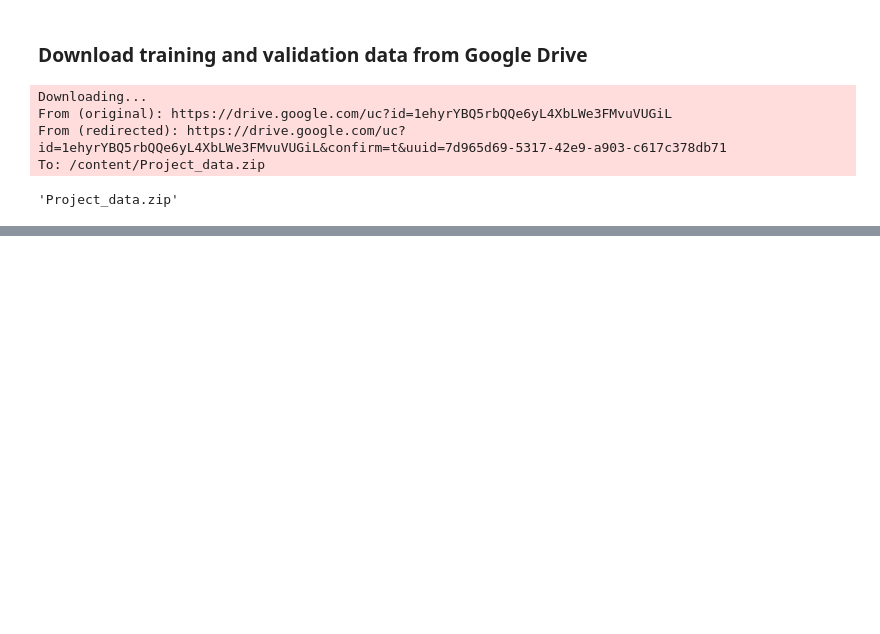
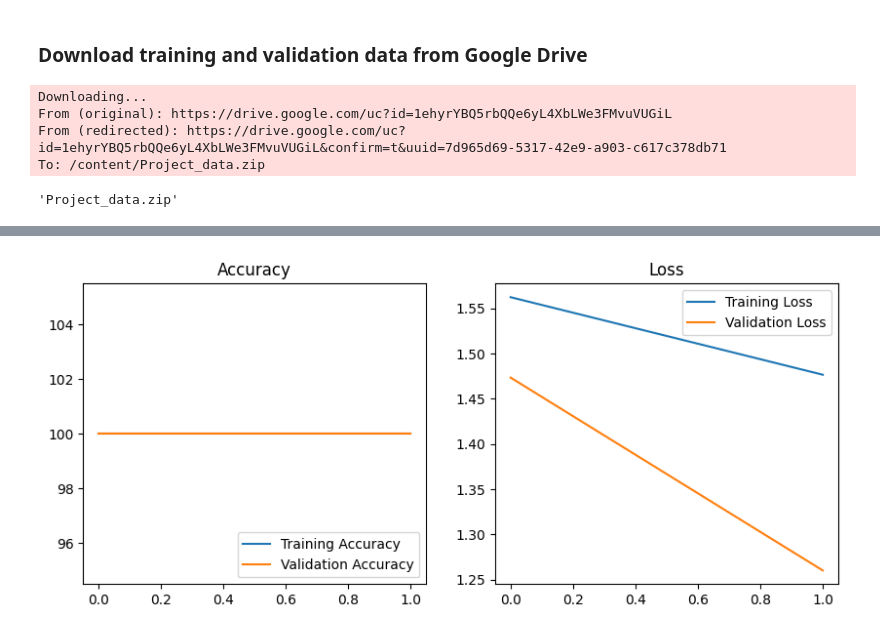
Before and after one commit to venkataravuri/upgrad-gesture-recognition, a Jupyter notebook: gesture-recognition.ipynb, the cells around one changed output, grey strips where cells are left out. Saved outputs shown, nothing was run; the diff lists cells and outputs as text; code cells hidden in the pictures; blank space fills up the shorter version.

```diff
--- a/gesture-recognition.ipynb
+++ b/gesture-recognition.ipynb
@@ -163 +189,4 @@ Downloading: "https://download.pytorch.org/models/resnet101-63fe2227.pth" to /ro
+# %%
+# initialize SaveBestModel class
+save_best_model = SaveBestModel()
 # %%
@@ -214,0 +266,14 @@ KeyboardInterrupt:
+# %%
+metrics = {'train_loss' : [], 'train_accuracy': [], 'val_loss': [], 'val_accuracy': []}
+
+for epoch in range(num_epochs):
+  train_loss, train_accuracy = train(epoch, model, train_loader, optimizer, criterion)
+  val_loss, val_accuracy = validate(epoch, model, val_loader, criterion)
+  metrics['train_loss'].append(train_loss)
+  metrics['train_accuracy'].append(train_accuracy)
+  metrics['val_loss'].append(val_loss)
+  metrics['val_accuracy'].append(val_accuracy)
+  save_best_model(val_loss, epoch, model, optimizer, criterion)
+
+
+save_model(num_epochs, model, optimizer, criterion)
@@ -214,0 +286,27 @@ KeyboardInterrupt:
+# %%
+def plot_metrics_charts(metrics):
+    acc = metrics['train_accuracy']
+    val_acc = metrics['val_accuracy']
+
+    loss = metrics['train_loss']
+    val_loss = metrics['val_loss']
+
+    epochs_range = range(num_epochs)
+
+    plt.figure(figsize=(10,4))
+    plt.subplot(1, 2, 1)
+    plt.plot(epochs_range, acc, label='Training Accuracy')
+    plt.plot(epochs_range, val_acc, label='Validation Accuracy')
+    plt.legend(loc='lower right')
+    plt.title('Accuracy')
+
+    plt.subplot(1, 2, 2)
+    plt.plot(epochs_range, loss, label='Training Loss')
+    plt.plot(epochs_range, val_loss, label='Validation Loss')
+    plt.legend(loc='upper right')
+    plt.title('Loss')
+    plt.show()
+# %%
+plot_metrics_charts(metrics)
+# %% [output]
+[figure, added]
```
Also changed, not shown: parts of 9 cells of this notebook.
